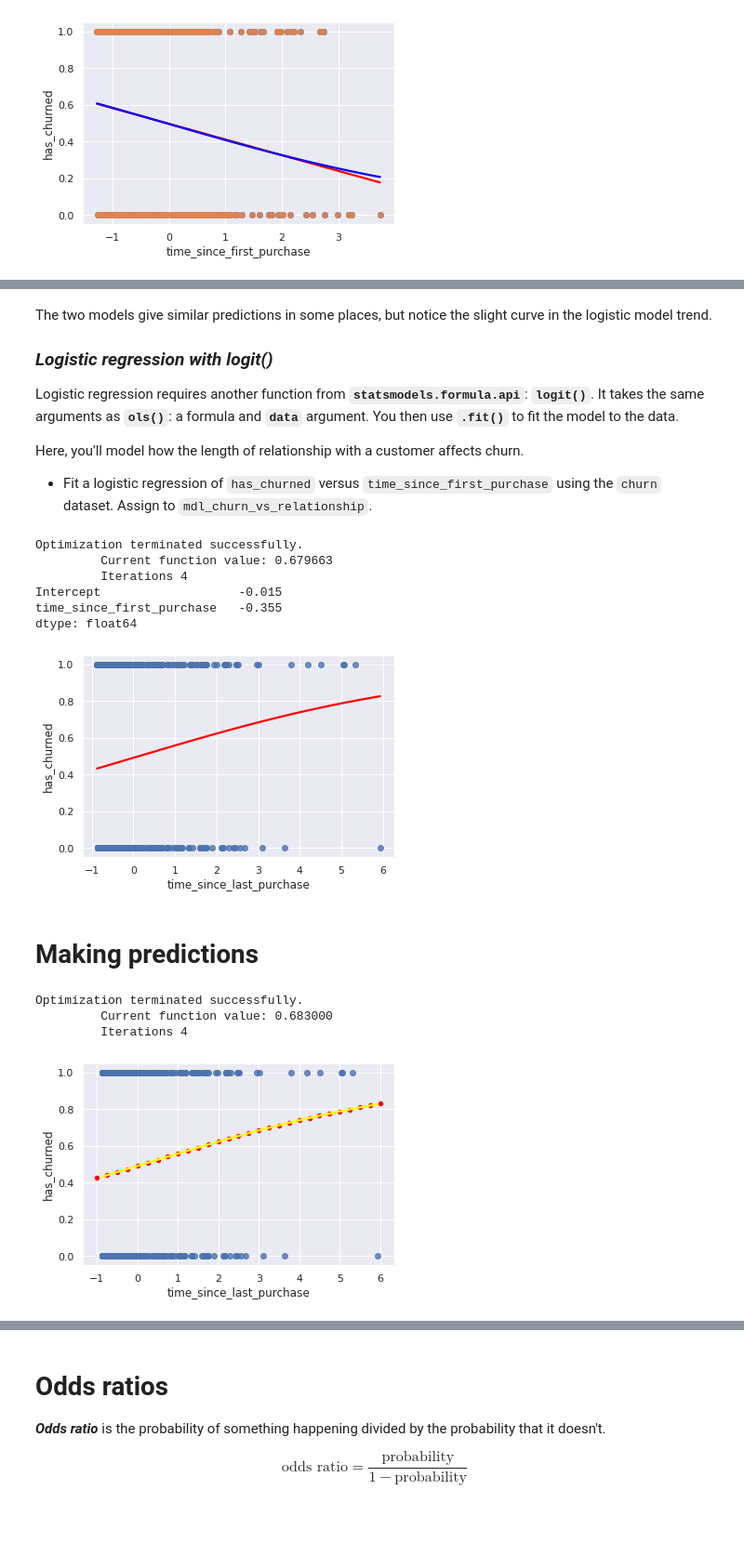
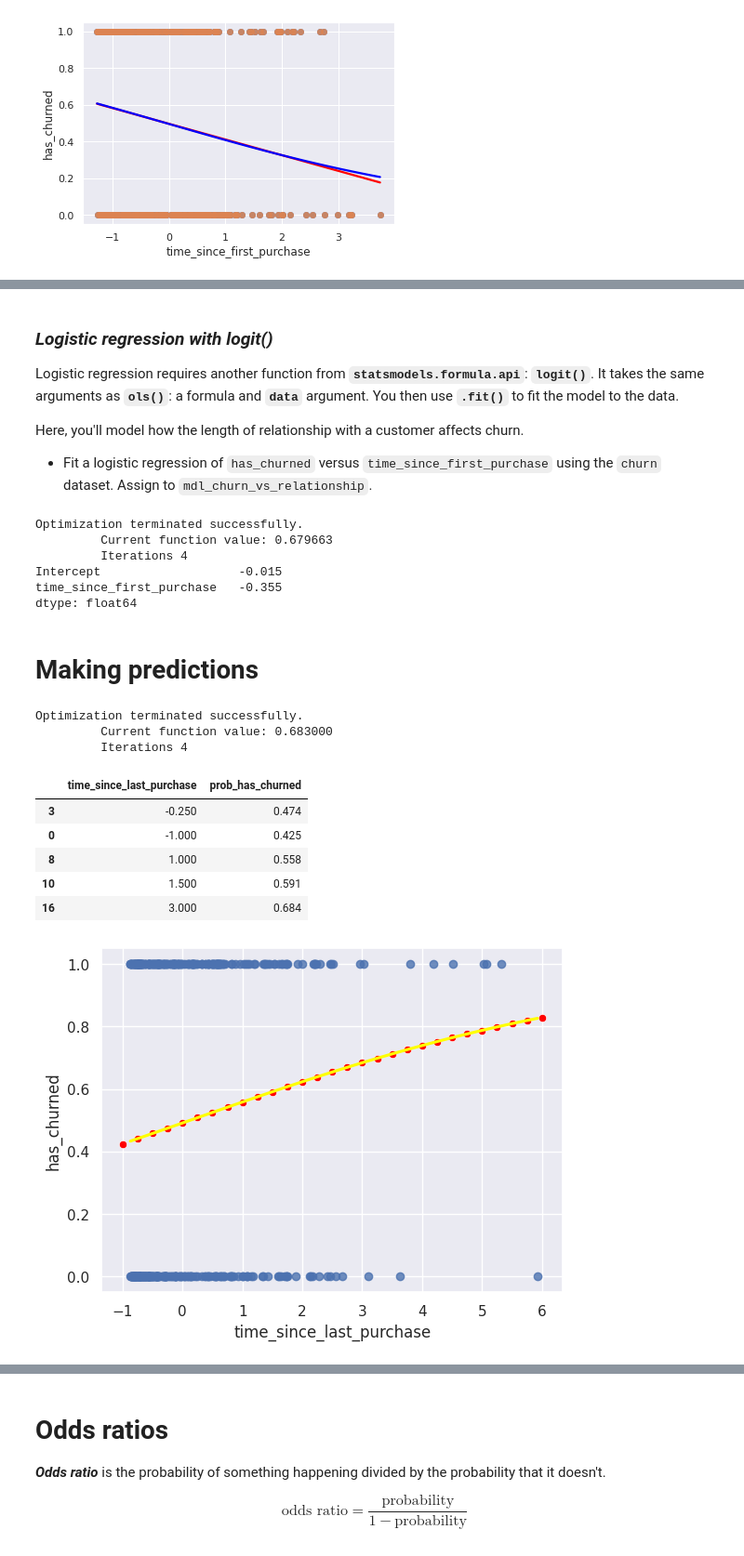
Before and after one commit to armeros/DC_Stats, a Jupyter notebook: statsmodels_module/Intro/Introduction_to_Regression_with_statsmodels.ipynb, the cells around one changed output, grey strips where cells are left out. Shown at 93% size. Saved outputs shown, nothing was run; the diff lists cells and outputs as text; code cells hidden in the pictures; blank space fills up the shorter version.

```diff
--- a/statsmodels_module/Intro/Introduction_to_Regression_with_statsmodels.ipynb
+++ b/statsmodels_module/Intro/Introduction_to_Regression_with_statsmodels.ipynb
@@ -1497,5 +1723,5 @@ plt.show()
 # %% [markdown]
-The two models give similar predictions in some places, but notice the slight curve in the logistic model trend.
+
 
 ### ***Logistic regression with logit()***
 
@@ -1520,27 +1746,32 @@ Optimization terminated successfully.
 Intercept                   -0.015
 time_since_first_purchase   -0.355
 dtype: float64
-# %%
-churn = pd.read_csv('churn.csv')
-sns.regplot(x="time_since_last_purchase", y="has_churned", data=churn, ci=None, logistic=True, line_kws={'color':'red'})
-plt.show()
-# %% [output]
-[figure, removed]
 # %% [markdown]
 # **Making predictions**
 # %%
+churn = pd.read_csv('churn.csv')
+
 mdl_recency = logit("has_churned ~ time_since_last_purchase", data = churn).fit()
 
 explanatory_data = pd.DataFrame({"time_since_last_purchase": np.arange(-1, 6.25, 0.25)})
-prediction_data = explanatory_data.assign(has_churned = mdl_recency.predict(explanatory_data))
+prediction_data = explanatory_data.assign(prob_has_churned=mdl_recency.predict(explanatory_data))
+
+display(prediction_data.sample(5))
+print('\n')
 
 sns.regplot(x="time_since_last_purchase", y="has_churned", data=churn, ci=None, logistic=True, line_kws={'color':'yellow'})
-sns.scatterplot(x="time_since_last_purchase", y="has_churned", data=prediction_data, color="red")
+sns.scatterplot(x="time_since_last_purchase", y="prob_has_churned", data=prediction_data, color="red")
 plt.show()
 # %% [output]
 Optimization terminated successfully.
          Current function value: 0.683000
          Iterations 4
+|  | time_since_last_purchase | prob_has_churned |
+| 3 | -0.250 | 0.474 |
+| 0 | -1.000 | 0.425 |
+| 8 | 1.000 | 0.558 |
+| 10 | 1.500 | 0.591 |
+| 16 | 3.000 | 0.684 |
-[figure, old version]
+[figure, new version]
 # %% [markdown]
 # **Getting the most likely outcome (Threshold Probability = 0.5)**
```
Also changed, not shown: parts of 77 cells of this notebook.
